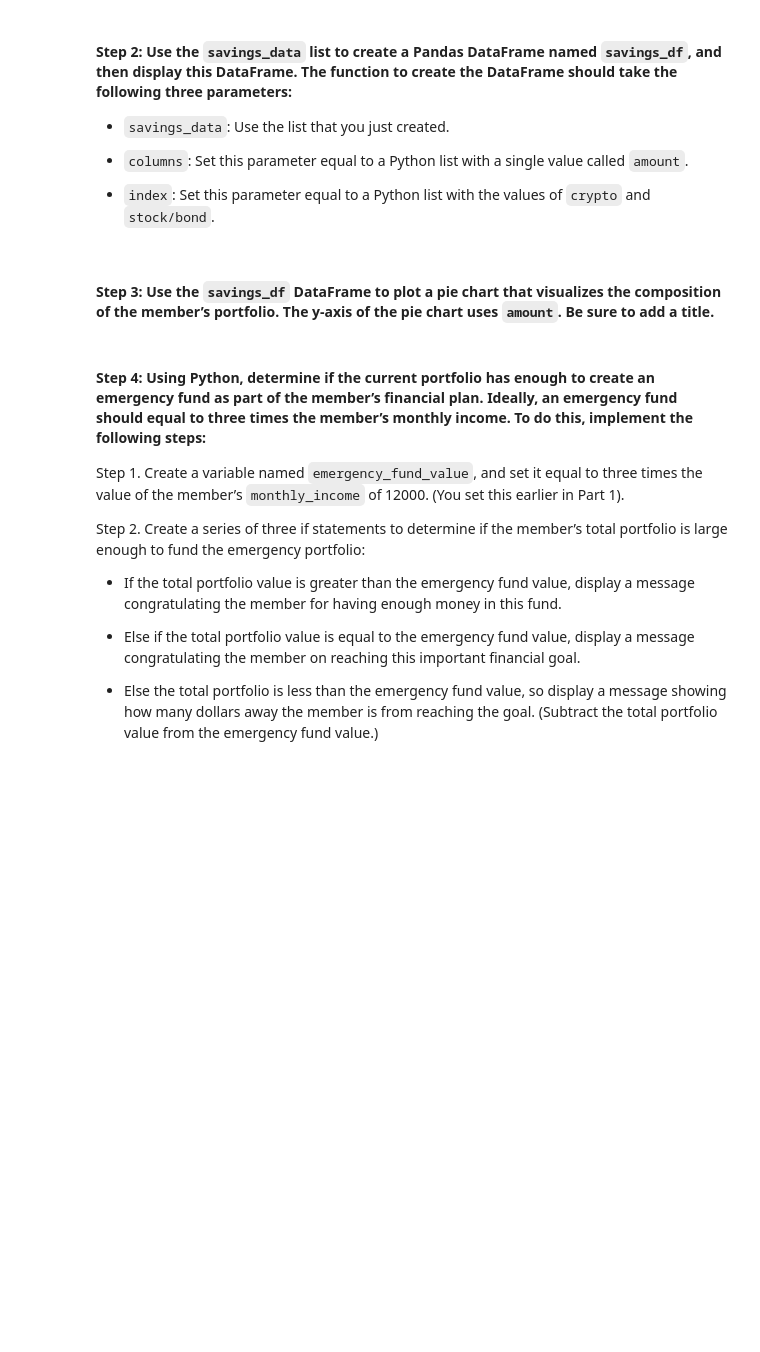
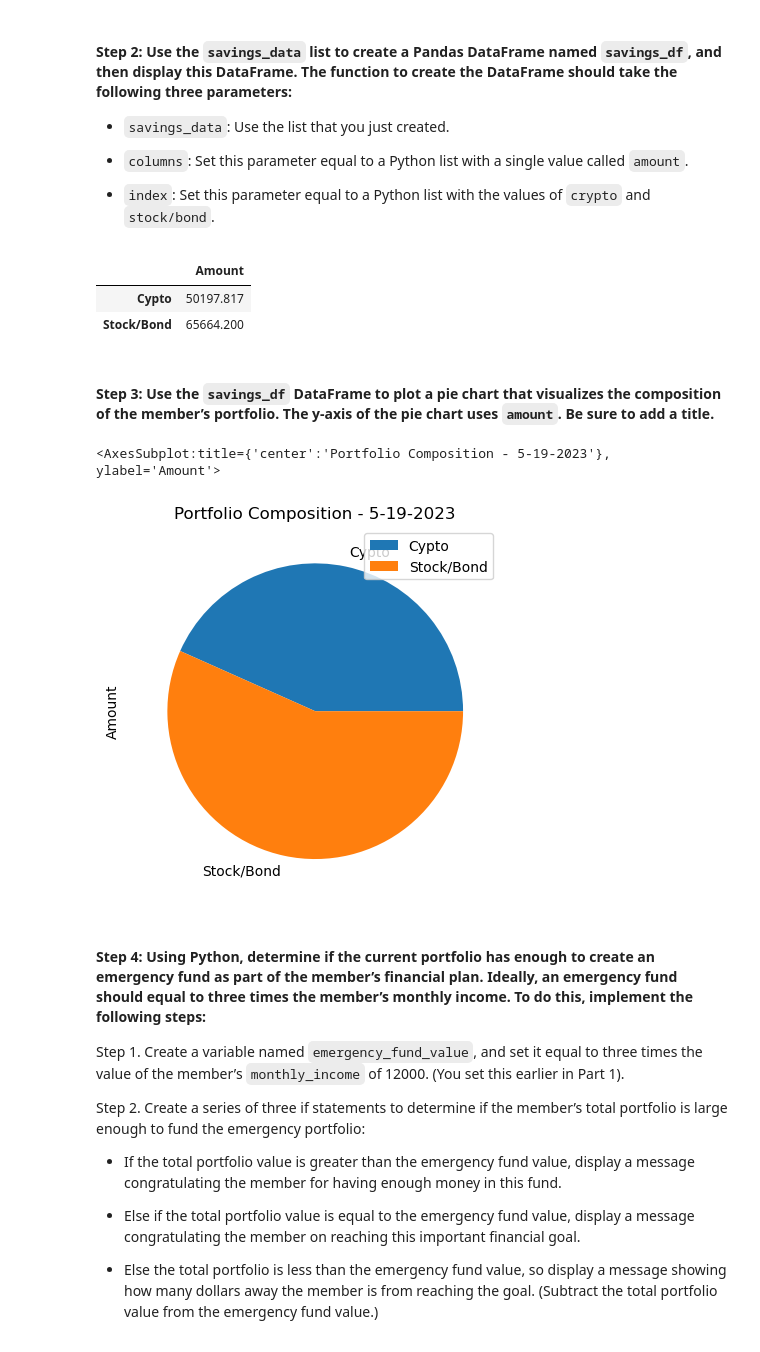
Before and after one commit to YadisaL/Challenge-5, a Jupyter notebook: financial_planning_tools.ipynb, the cells around one changed output. Saved outputs shown, nothing was run; the diff lists cells and outputs as text; code cells hidden in the pictures; blank space fills up the shorter version.

```diff
--- a/financial_planning_tools.ipynb
+++ b/financial_planning_tools.ipynb
@@ -271,6 +280,6 @@ agg_value = # YOUR CODE HERE
 # %%
 # Calculate the current value of the stock portion of the portfolio
-spy_value = # YOUR CODE HERE
+spy_value = spy_close_price * portfolio_df.loc["SPY"]["shares"]
 
 # Print the current value of the stock portfolio
-# YOUR CODE HERE
+print(f"The current value of the {portfolio_df.loc['SPY']['shares']} SPY shares is ${spy_value:0.2f}")
@@ -277,6 +288,6 @@ spy_value = # YOUR CODE HERE
 # %%
 # Calculate the total value of the stock and bond portion of the portfolio
-total_stocks_bonds = # YOUR CODE HERE
+total_stocks_bonds = agg_value + spy_value
 
 # Print the current balance of the stock and bond portion of the portfolio
-# YOUR CODE HERE
+print(f"The current value of the stocks and bonds is ${total_stocks_bonds:0.2f}")
@@ -319,7 +334,7 @@ In this section, you’ll use the valuations for the cryptocurrency wallet and f
 #### Step 1: Create a Python list named `savings_data` that has two elements. The first element contains the total value of the cryptocurrency wallet. The second element contains the total value of the stock and bond portions of the portfolio.
 # %%
 # Consolidate financial assets data into a Python list
-# YOUR CODE HERE
+savings_data = [total_crypto_wallet, total_stocks_bonds]
 
 # Review the Python list savings_data
-# YOUR CODE HERE
+savings_data
@@ -333,15 +350,22 @@ In this section, you’ll use the valuations for the cryptocurrency wallet and f
 - `index`: Set this parameter equal to a Python list with the values of `crypto` and `stock/bond`.
 # %%
 # Create a Pandas DataFrame called savings_df
-# YOUR CODE HERE
+savings_df = pd.DataFrame({'Amount': savings_data}, index=['Cypto', 'Stock/Bond'])
 
 # Display the savings_df DataFrame
-# YOUR CODE HERE
+savings_df
+# %% [output]
+|  | Amount |
+| Cypto | 50197.817 |
+| Stock/Bond | 65664.200 |
 # %% [markdown]
 #### Step 3: Use the `savings_df` DataFrame to plot a pie chart that visualizes the composition of the member’s portfolio. The y-axis of the pie chart uses `amount`. Be sure to add a title.
 # %%
 # Plot the total value of the member's portfolio (crypto and stock/bond) in a pie chart
-# YOUR CODE HERE
+savings_df.plot.pie(y='Amount', title='Portfolio Composition - 5-19-2023')
+# %% [output]
+<AxesSubplot:title={'center':'Portfolio Composition - 5-19-2023'}, ylabel='Amount'>
+[figure, added]
 # %% [markdown]
 #### Step 4: Using Python, determine if the current portfolio has enough to create an emergency fund as part of the member’s financial plan. Ideally, an emergency fund should equal to three times the member’s monthly income. To do this, implement the following steps:
 
```
Also changed, not shown: parts of 37 cells of this notebook.
